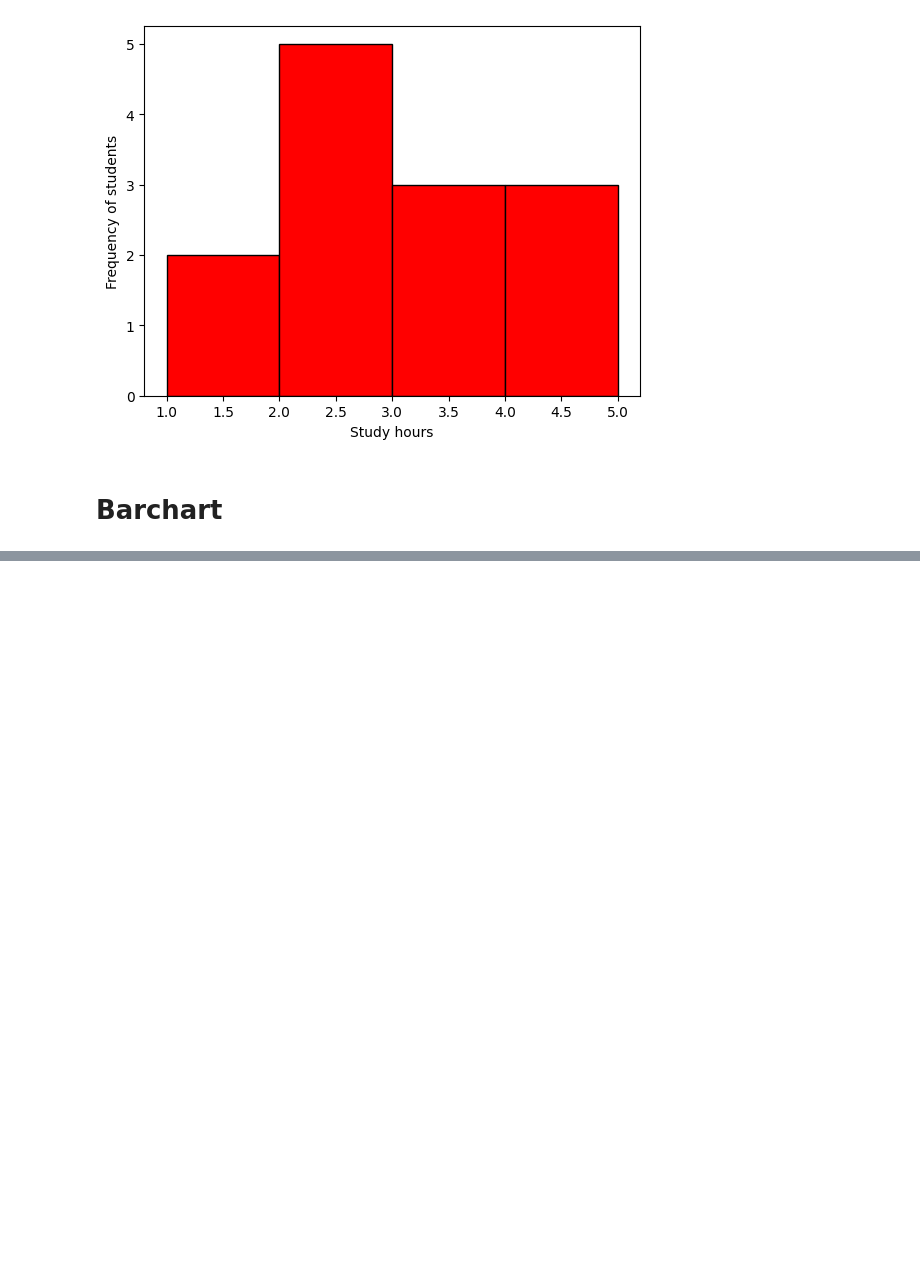
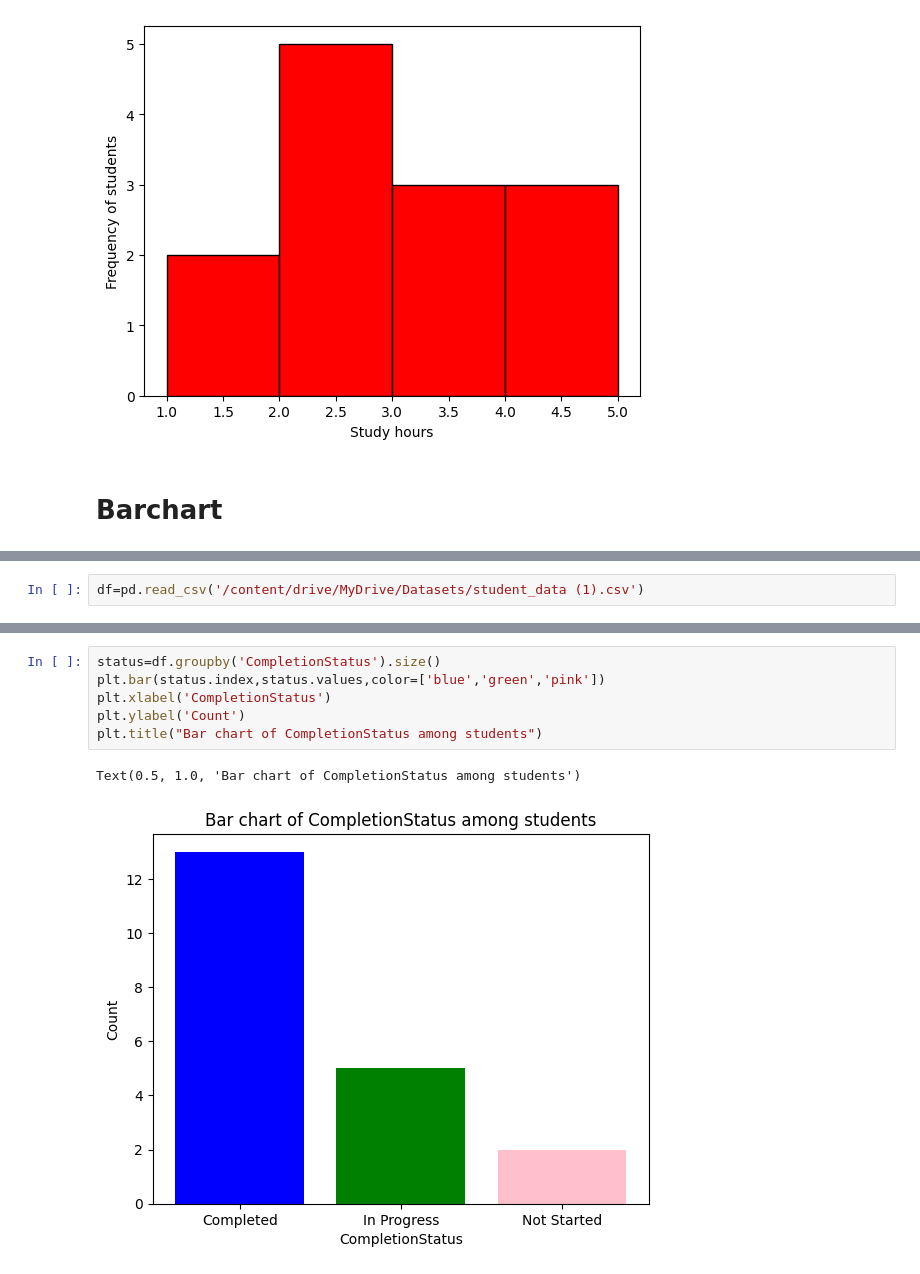
Before and after one commit to kaho0/Abstract, a Jupyter notebook: Shore_15.ipynb, the cells around one changed output, grey strips where cells are left out. Saved outputs shown, nothing was run; the diff lists cells and outputs as text; blank space fills up the shorter version.

```diff
--- a/Shore_15.ipynb
+++ b/Shore_15.ipynb
@@ -144,0 +184,2 @@ Text(0, 0.5, 'Frequency of students')
+# %%
+df=pd.read_csv('/content/drive/MyDrive/Datasets/student_data (1).csv')
@@ -144,0 +206,9 @@ Text(0, 0.5, 'Frequency of students')
+# %%
+status=df.groupby('CompletionStatus').size()
+plt.bar(status.index,status.values,color=['blue','green','pink'])
+plt.xlabel('CompletionStatus')
+plt.ylabel('Count')
+plt.title("Bar chart of CompletionStatus among students")
+# %% [output]
+Text(0.5, 1.0, 'Bar chart of CompletionStatus among students')
+[figure, added]
```
Also changed, not shown: parts of 9 cells of this notebook.
